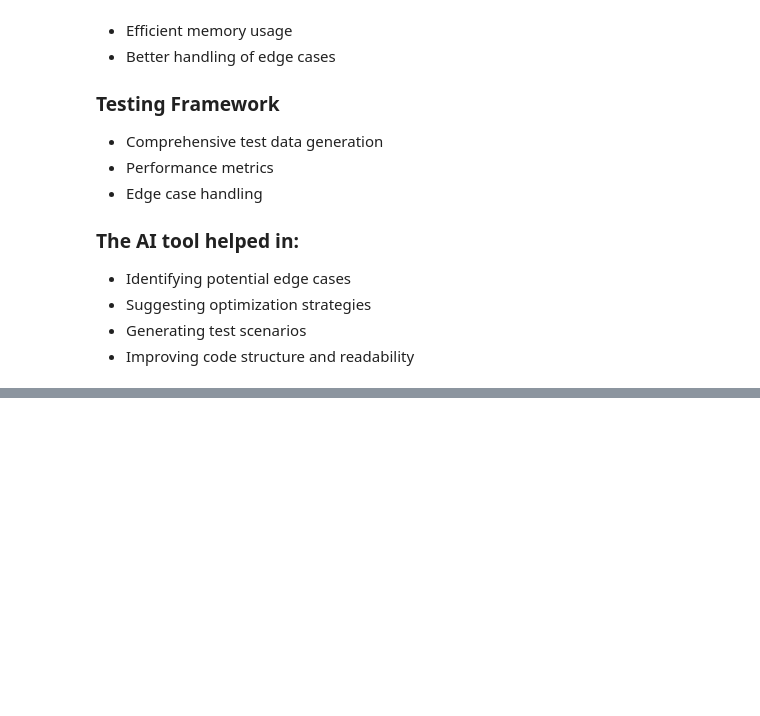
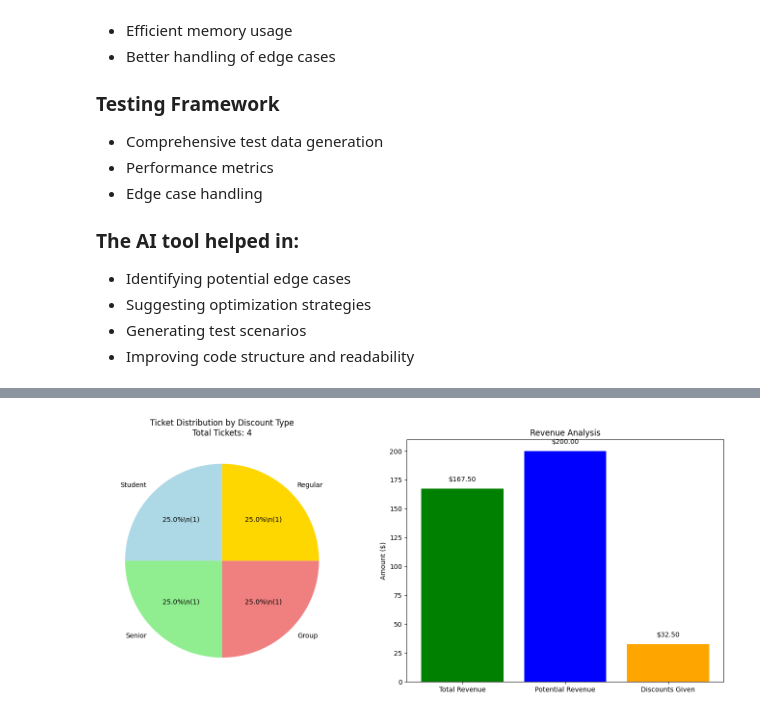
Before and after one commit to Encyclobinafix/CMPT-3830-ML-DATA-PROJECTS-OVERVIEW, a Jupyter notebook: Dynamic_Ticket_Booking_System_Analysis_&_Visualization.ipynb, the cells around one changed output, grey strips where cells are left out. Cells and saved outputs as stored; diff of their text form; code cells hidden in the pictures; blank space fills up the shorter version.

```diff
--- a/Dynamic_Ticket_Booking_System_Analysis_&_Visualization.ipynb
+++ b/Dynamic_Ticket_Booking_System_Analysis_&_Visualization.ipynb
@@ -620,0 +917,99 @@ class OptimizedTicketBookingSystem:
+# %%
+import matplotlib.pyplot as plt
+import numpy as np
+
+class TicketBookingSystemWithRevenue(TicketBookingSystem):
+    """Extended system with revenue tracking"""
+    def __init__(self, total_seats=500, ticket_price=50):
+        super().__init__(total_seats)
+        self.ticket_price = ticket_price
+        self.revenue = 0
+        self.discounts_given = {
+            'student': 0,
+            'senior': 0,
+            'group': 0,
+            'regular': 0
+        }
+
+    def book_ticket_with_discount(self, customer_name, contact_info, discount_type='regular'):
+        """Book ticket with discount tracking"""
+        discount_rates = {
+            'student': 0.2,  # 20% discount
+            'senior': 0.3,   # 30% discount
+            'group': 0.15,   # 15% discount
+            'regular': 0     # No discount
+        }
+
+        discount_rate = discount_rates.get(discount_type, 0)
+        final_price = self.ticket_price * (1 - discount_rate)
+        self.revenue += final_price
+        self.discounts_given[discount_type] += 1
+
+        # Call parent booking method
+        super().book_ticket(customer_name, contact_info)
+
+        print(f"Ticket booked for {customer_name} with {discount_type} discount")
+        print(f"Original: ${self.ticket_price:.2f}, Final: ${final_price:.2f}")
+
+        return final_price
+
+def visualize_revenue(system):
+    """Visualize revenue and discount distribution"""
+    if not hasattr(system, 'revenue'):
+        print("This system doesn't have revenue tracking enabled.")
+        return
+
+    fig, axes = plt.subplots(1, 2, figsize=(14, 6))
+
+    # 1. Revenue breakdown pie chart
+    labels = ['Student', 'Senior', 'Group', 'Regular']
+    discount_counts = [system.discounts_given['student'],
+                      system.discounts_given['senior'],
+                      system.discounts_given['group'],
+                      system.discounts_given['regular']]
+
+    total_tickets = sum(discount_counts)
+    if total_tickets > 0:
+        colors = ['lightblue', 'lightgreen', 'lightcoral', 'gold']
+        wedges, texts, autotexts = axes[0].pie(discount_counts, labels=labels, colors=colors,
+                                               autopct=lambda p: f'{p:.1f}%\\n({int(p*total_tickets/100)})',
+                                               startangle=90)
+        axes[0].set_title(f'Ticket Distribution by Discount Type\nTotal Tickets: {total_tickets}')
+    else:
+        axes[0].text(0.5, 0.5, 'No tickets sold yet', ha='center', va='center', fontsize=12)
+
+    # 2. Revenue bar chart
+    categories = ['Total Revenue', 'Potential Revenue', 'Discounts Given']
+    values = [system.revenue,
+              total_tickets * system.ticket_price,
+              (total_tickets * system.ticket_price) - system.revenue]
+
+    bars = axes[1].bar(categories, values, color=['green', 'blue', 'orange'])
+    axes[1].set_ylabel('Amount ($)')
+    axes[1].set_title('Revenue Analysis')
+
+    # Add value labels on bars
+    for bar, value in zip(bars, values):
+        height = bar.get_height()
+        axes[1].text(bar.get_x() + bar.get_width()/2., height + 5,
+                    f'${value:.2f}', ha='center', va='bottom')
+
+    plt.tight_layout()
+    plt.show()
+
+    # Print summary
+    print(f"Total Revenue: ${system.revenue:.2f}")
+    print(f"Average Ticket Price: ${system.revenue/total_tickets:.2f}" if total_tickets > 0 else "No tickets sold")
+    print("Discount Distribution:")
+    for discount_type, count in system.discounts_given.items():
+        if count > 0:
+            print(f"  {discount_type.capitalize()}: {count} tickets")
+
+# Example usage
+revenue_system = TicketBookingSystemWithRevenue()
+revenue_system.book_ticket_with_discount("Sabina", "sabina@example.com", "student")
+revenue_system.book_ticket_with_discount("Chioma", "chioma@example.com", "senior")
+revenue_system.book_ticket_with_discount("Bob", "bob@example.com", "regular")
+revenue_system.book_ticket_with_discount("Group1", "group@example.com", "group")
+visualize_revenue(revenue_system)
+# %% [output]
@@ -620,0 +1028 @@ class OptimizedTicketBookingSystem:
+[figure, added]
```
Also changed, not shown: parts of 14 cells of this notebook.
